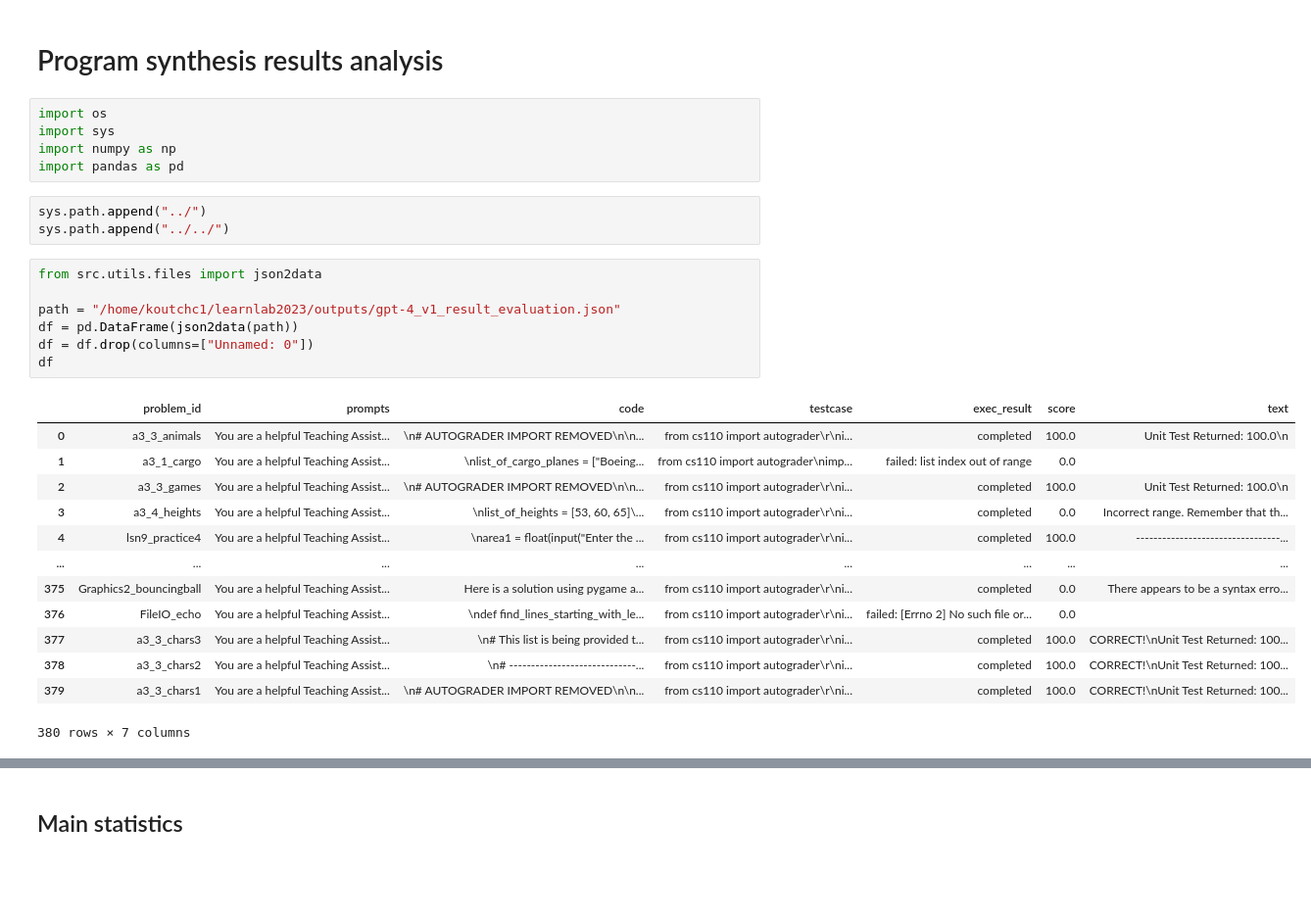
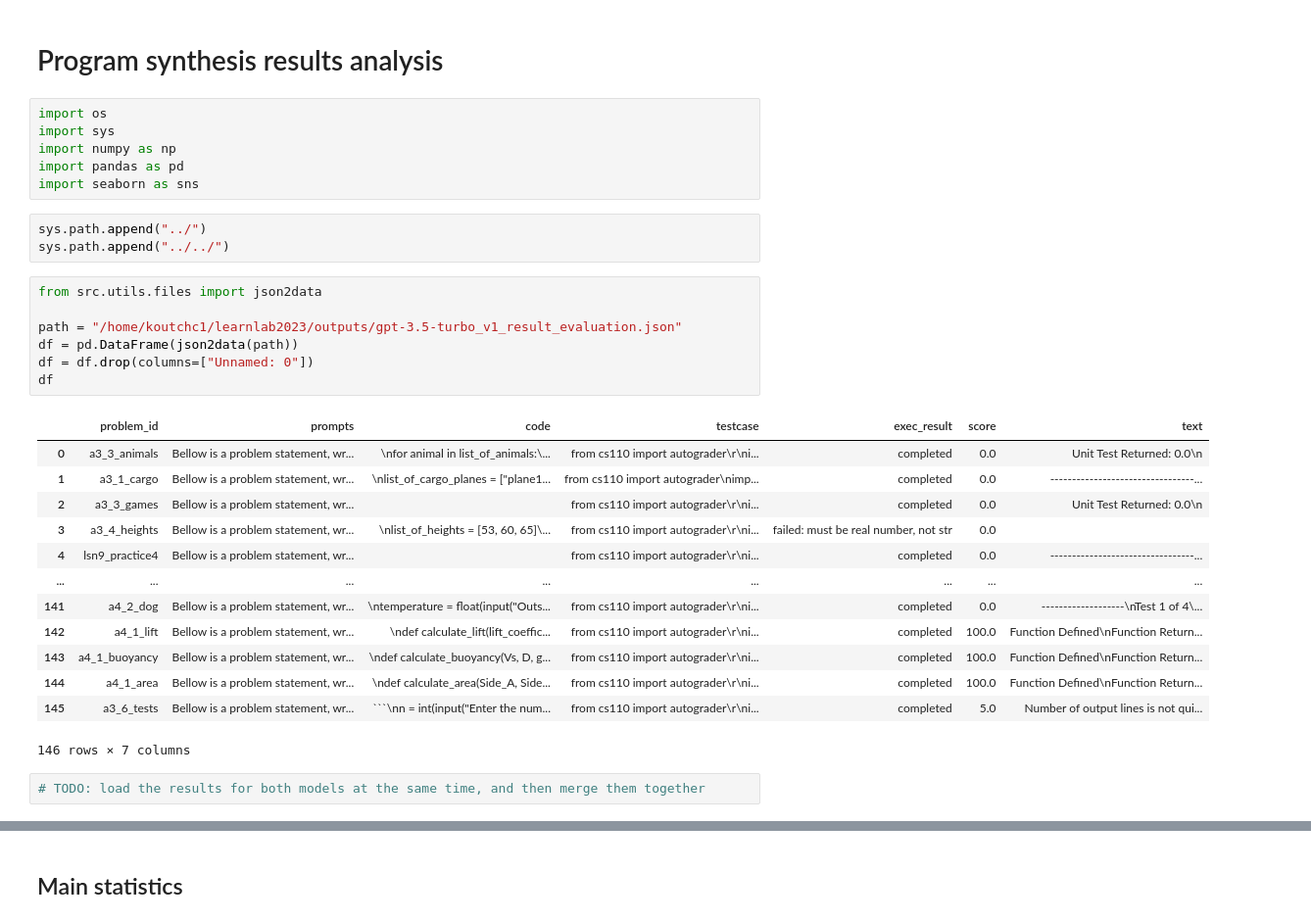
Before and after one commit to KoutchemeCharles/learnlab2023, a Jupyter notebook: notebooks/results_analysis.ipynb, the cells around one changed output, grey strips where cells are left out. Shown: that part at 98% size. Saved outputs shown, nothing was run; the diff lists cells and outputs as text; blank space fills up the shorter version.

````diff
--- a/notebooks/results_analysis.ipynb
+++ b/notebooks/results_analysis.ipynb
@@ -5,30 +5,33 @@ import os
 import sys
 import numpy as np
 import pandas as pd
+import seaborn as sns
 # %%
 sys.path.append("../")
 sys.path.append("../../")
 # %%
 from src.utils.files import json2data
 
-path = "/home/koutchc1/learnlab2023/outputs/gpt-4_v1_result_evaluation.json"
+path = "/home/koutchc1/learnlab2023/outputs/gpt-3.5-turbo_v1_result_evaluation.json"
 df = pd.DataFrame(json2data(path))
 df = df.drop(columns=["Unnamed: 0"])
 df
 # %% [output]
 |  | problem_id | prompts | code | testcase | exec_result | score | text |
-| 0 | a3_3_animals | You are a helpful Teaching Assist... | \n# AUTOGRADER IMPORT REMOVED\n\n... | from cs110 import autograder\r\ni... | completed | 100.0 | Unit Test Returned: 100.0\n |
-| 1 | a3_1_cargo | You are a helpful Teaching Assist... | \nlist_of_cargo_planes = ["Boeing... | from cs110 import autograder\nimp... | failed: list index out of range | 0.0 |  |
-| 2 | a3_3_games | You are a helpful Teaching Assist... | \n# AUTOGRADER IMPORT REMOVED\n\n... | from cs110 import autograder\r\ni... | completed | 100.0 | Unit Test Returned: 100.0\n |
-| 3 | a3_4_heights | You are a helpful Teaching Assist... | \nlist_of_heights = [53, 60, 65]\... | from cs110 import autograder\r\ni... | completed | 0.0 | Incorrect range. Remember that th... |
-| 4 | lsn9_practice4 | You are a helpful Teaching Assist... | \narea1 = float(input("Enter the ... | from cs110 import autograder\r\ni... | completed | 100.0 | ---------------------------------... |
+| 0 | a3_3_animals | Bellow is a problem statement, wr... | \nfor animal in list_of_animals:\... | from cs110 import autograder\r\ni... | completed | 0.0 | Unit Test Returned: 0.0\n |
+| 1 | a3_1_cargo | Bellow is a problem statement, wr... | \nlist_of_cargo_planes = ["plane1... | from cs110 import autograder\nimp... | completed | 0.0 | ---------------------------------... |
+| 2 | a3_3_games | Bellow is a problem statement, wr... |  | from cs110 import autograder\r\ni... | completed | 0.0 | Unit Test Returned: 0.0\n |
+| 3 | a3_4_heights | Bellow is a problem statement, wr... | \nlist_of_heights = [53, 60, 65]\... | from cs110 import autograder\r\ni... | failed: must be real number, not str | 0.0 |  |
+| 4 | lsn9_practice4 | Bellow is a problem statement, wr... |  | from cs110 import autograder\r\ni... | completed | 0.0 | ---------------------------------... |
 | ... | ... | ... | ... | ... | ... | ... | ... |
-| 375 | Graphics2_bouncingball | You are a helpful Teaching Assist... | Here is a solution using pygame a... | from cs110 import autograder\r\ni... | completed | 0.0 | There appears to be a syntax erro... |
-| 376 | FileIO_echo | You are a helpful Teaching Assist... | \ndef find_lines_starting_with_le... | from cs110 import autograder\r\ni... | failed: [Errno 2] No such file or... | 0.0 |  |
-| 377 | a3_3_chars3 | You are a helpful Teaching Assist... | \n# This list is being provided t... | from cs110 import autograder\r\ni... | completed | 100.0 | CORRECT!\nUnit Test Returned: 100... |
-| 378 | a3_3_chars2 | You are a helpful Teaching Assist... | \n# -----------------------------... | from cs110 import autograder\r\ni... | completed | 100.0 | CORRECT!\nUnit Test Returned: 100... |
-| 379 | a3_3_chars1 | You are a helpful Teaching Assist... | \n# AUTOGRADER IMPORT REMOVED\n\n... | from cs110 import autograder\r\ni... | completed | 100.0 | CORRECT!\nUnit Test Returned: 100... |
+| 141 | a4_2_dog | Bellow is a problem statement, wr... | \ntemperature = float(input("Outs... | from cs110 import autograder\r\ni... | completed | 0.0 | -------------------\nTest 1 of 4\... |
+| 142 | a4_1_lift | Bellow is a problem statement, wr... | \ndef calculate_lift(lift_coeffic... | from cs110 import autograder\r\ni... | completed | 100.0 | Function Defined\nFunction Return... |
+| 143 | a4_1_buoyancy | Bellow is a problem statement, wr... | \ndef calculate_buoyancy(Vs, D, g... | from cs110 import autograder\r\ni... | completed | 100.0 | Function Defined\nFunction Return... |
+| 144 | a4_1_area | Bellow is a problem statement, wr... | \ndef calculate_area(Side_A, Side... | from cs110 import autograder\r\ni... | completed | 100.0 | Function Defined\nFunction Return... |
+| 145 | a3_6_tests | Bellow is a problem statement, wr... | ```\nn = int(input("Enter the num... | from cs110 import autograder\r\ni... | completed | 5.0 | Number of output lines is not qui... |
-380 rows × 7 columns
+146 rows × 7 columns
+# %%
+# TODO: load the results for both models at the same time, and then merge them together
 # %%
 fails = df[df["exec_result"] != "completed"]
 df = df[df["exec_result"] == "completed"]
````
Also changed, not shown: parts of 13 cells of this notebook, 12 other files.
